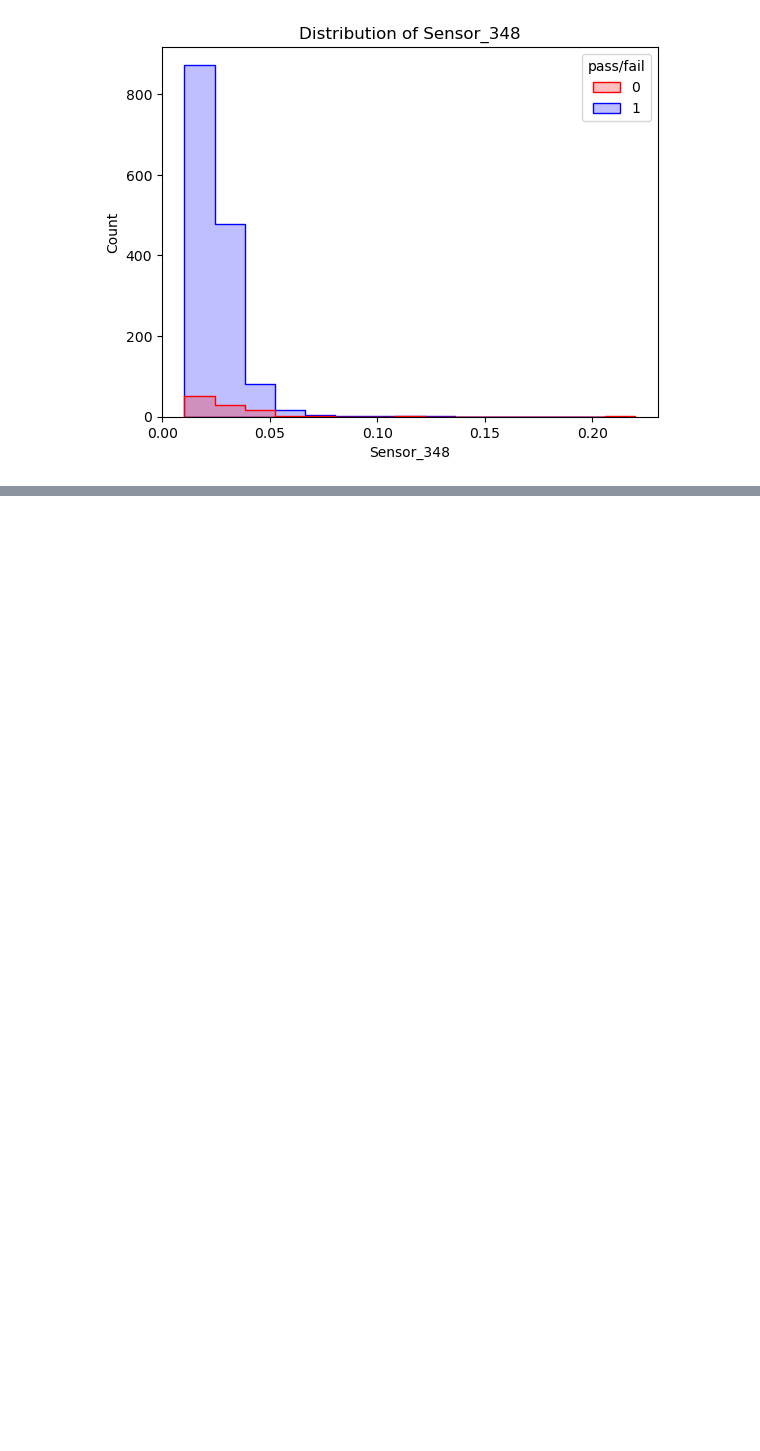
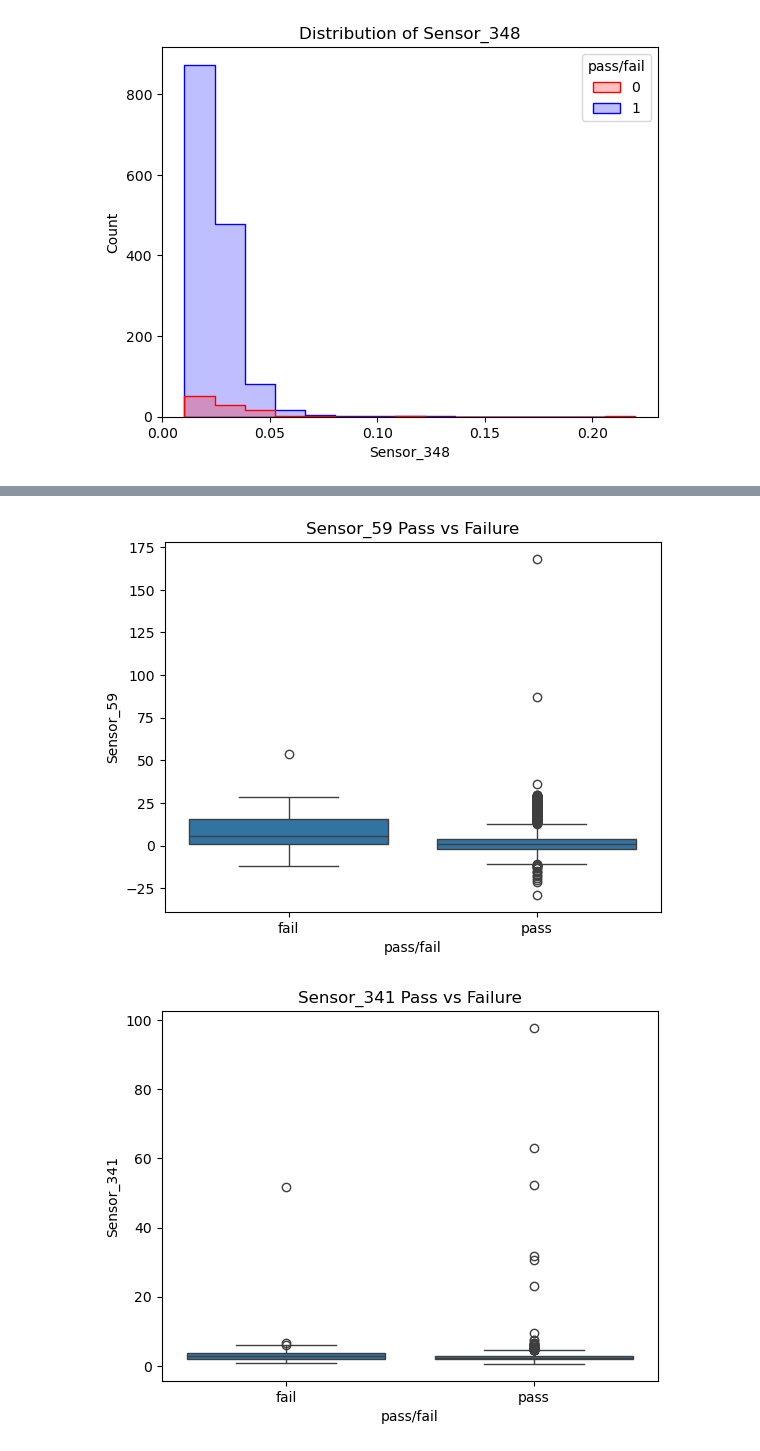
Before and after one commit to adityabagchi24/SECOM-Dataset-Analysis, a Jupyter notebook: SECOM.ipynb, the cells around one changed output, grey strips where cells are left out. Cells and saved outputs as stored; diff of their text form; code cells hidden in the pictures; blank space fills up the shorter version.

Commit message:
Boxplot Analysis of Important Sensors

```diff
--- a/SECOM.ipynb
+++ b/SECOM.ipynb
@@ -261,0 +270,10 @@ for sensor in top_features.index:
+# %%
+for sensor in top_features.index:
+    plt.figure()
+    sns.boxplot(x=clean_data["pass/fail"],y=clean_data[sensor])
+    plt.xticks([0,1],["fail","pass"])
+    plt.title(f"{sensor} Pass vs Failure")
+    plt.show()
+# %% [output]
+[figure, added]
+[figure, added]
```
Also changed, not shown: parts of 2 cells of this notebook.
